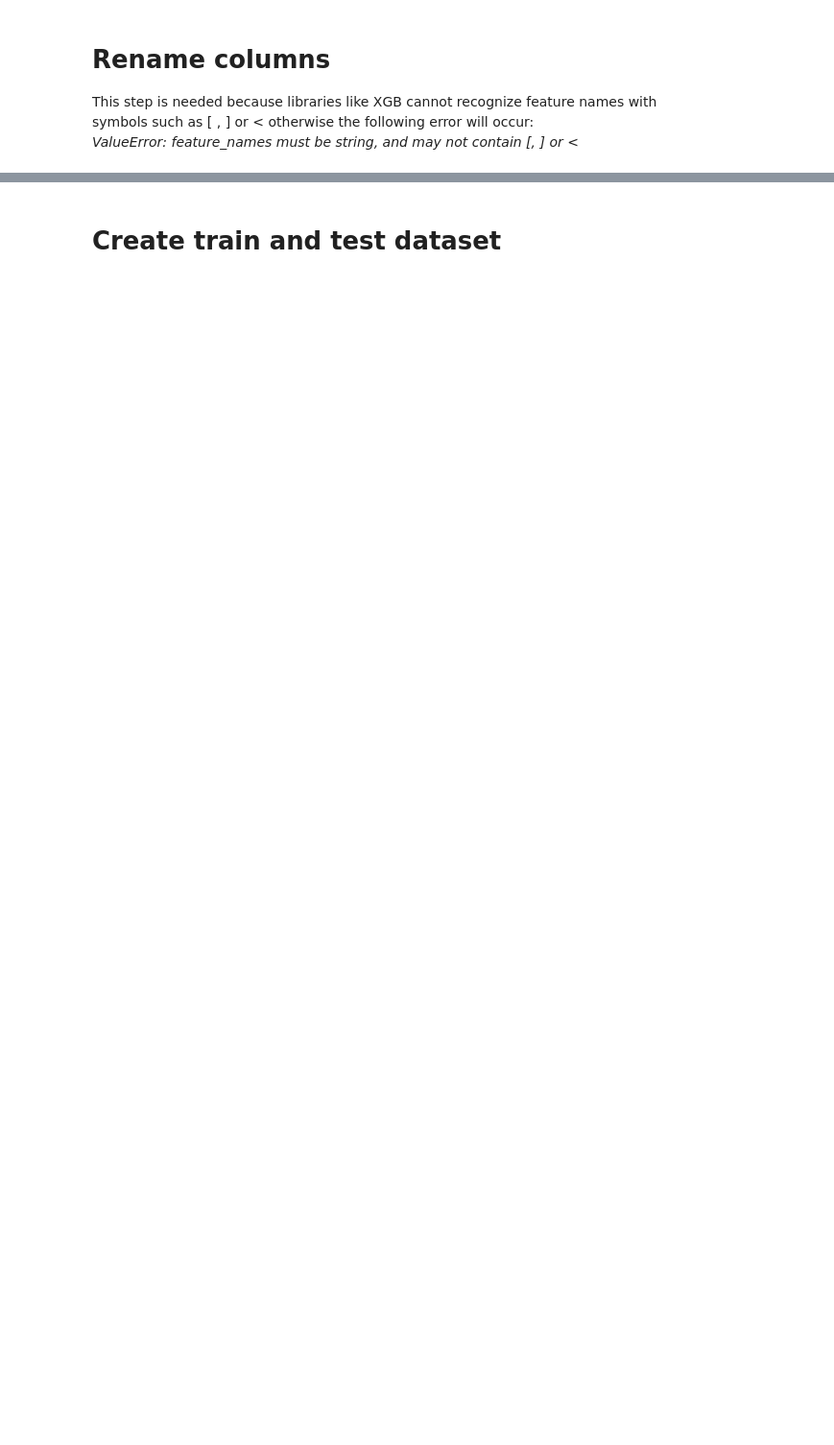
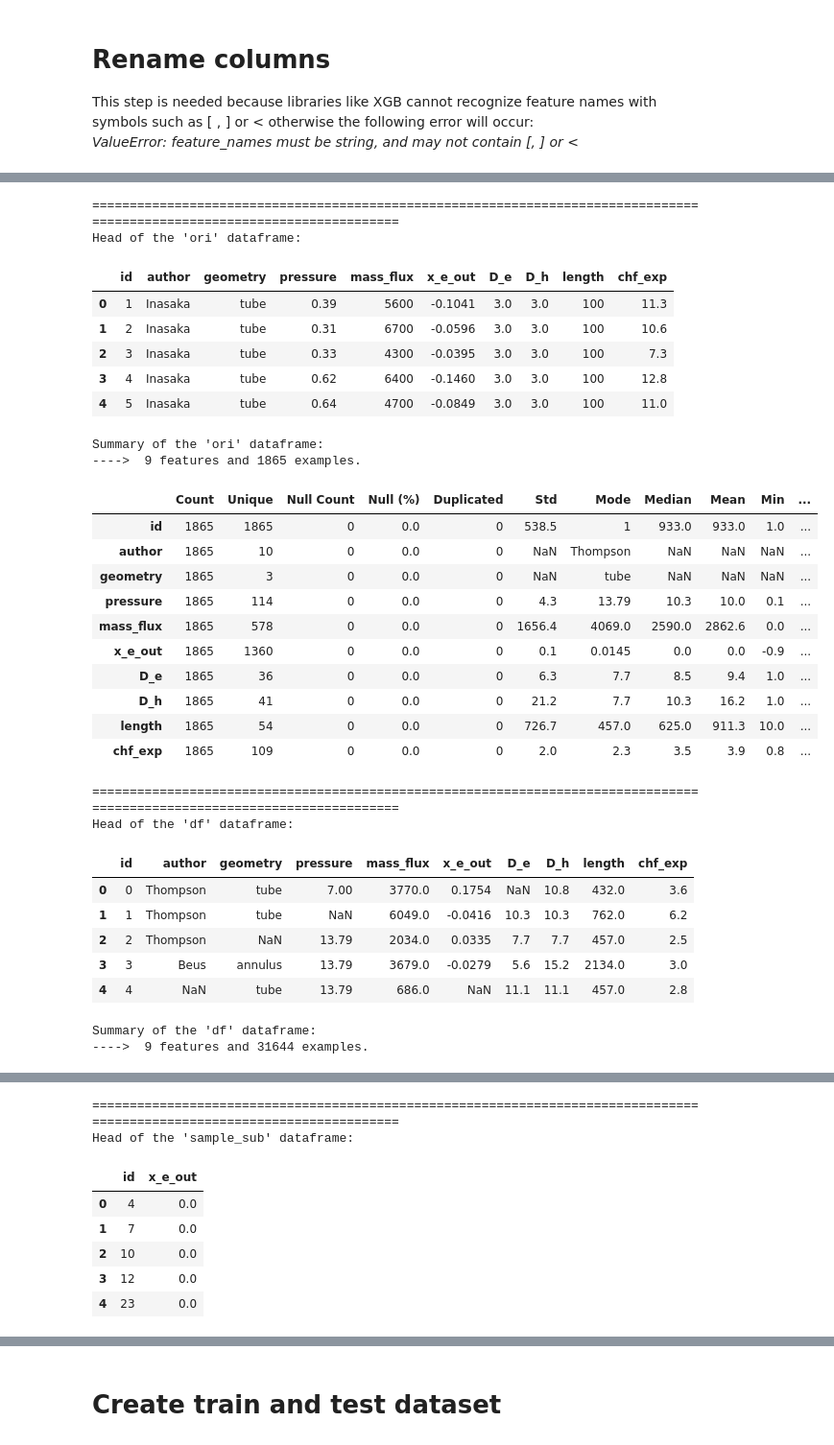
Before and after one commit to theawesomeharris/Kaggle_Competition_PS_S3E15, a Jupyter notebook: ps3e15-feature-imputation-with-heat-flux-dataset.ipynb, the cells around one changed output, grey strips where cells are left out. Shown: that part at 96% size. Saved outputs shown, nothing was run; the diff lists cells and outputs as text; code cells hidden in the pictures; blank space fills up the shorter version.

```diff
--- a/ps3e15-feature-imputation-with-heat-flux-dataset.ipynb
+++ b/ps3e15-feature-imputation-with-heat-flux-dataset.ipynb
@@ -128,0 +88,63 @@ Index(['id', 'author', 'geometry', 'pressure', 'mass_flux', 'x_e_out', 'D_e',
+# %%
+def summary(df, name):
+    print(f"Head of the '{name}' dataframe:")
+    display(df.head())
+
+    print(f"Summary of the '{name}' dataframe: \n---->  {df.shape[1]-1} features and {df.shape[0]} examples.")
+    summary = pd.DataFrame(index=df.columns)
+    desc = pd.DataFrame(df.describe(include='all').transpose())
+    summary["Count"] = desc['count'].values.astype(int)
+    summary["Unique"] = df.nunique().values
+    summary["Null Count"] = df.isnull().sum().values
+    summary["Null (%)"] = (df.isnull().sum().values / df.shape[0] * 100).round(1)
+    summary["Duplicated"] = df.duplicated().sum()
+    summary['Std'] = np.array([round(val, 1) for val in desc['std'].values.tolist()])
+    summary["Mode"] = df.mode().values[0]
+    summary["Median"] = df.median().round(1)
+    summary['Mean'] = np.array([round(val, 1) for val in desc['mean'].values.tolist()])
+    summary['Min'] = np.array([round(val, 1) for val in desc['min'].values.tolist()])
+    summary['Max'] = np.array([round(val, 1) for val in desc['max'].values.tolist()])
+    summary["First Value"] = df.loc[0].values
+    summary["Last Value"] = df.loc[df.shape[0]-1].values
+    summary["Types"] = df.dtypes
+
+    return display(summary)
+
+print("\n=========================================================================================================================="), \
+summary(ori, "ori"), \
+print("=========================================================================================================================="), \
+summary(df, "df"), \
+print("=========================================================================================================================="), \
+summary(sample_sub, "sample_sub")
+# %% [output]
+==========================================================================================================================
+Head of the 'ori' dataframe:
+|  | id | author | geometry | pressure | mass_flux | x_e_out | D_e | D_h | length | chf_exp |
+| 0 | 1 | Inasaka | tube | 0.39 | 5600 | -0.1041 | 3.0 | 3.0 | 100 | 11.3 |
+| 1 | 2 | Inasaka | tube | 0.31 | 6700 | -0.0596 | 3.0 | 3.0 | 100 | 10.6 |
+| 2 | 3 | Inasaka | tube | 0.33 | 4300 | -0.0395 | 3.0 | 3.0 | 100 | 7.3 |
+| 3 | 4 | Inasaka | tube | 0.62 | 6400 | -0.1460 | 3.0 | 3.0 | 100 | 12.8 |
+| 4 | 5 | Inasaka | tube | 0.64 | 4700 | -0.0849 | 3.0 | 3.0 | 100 | 11.0 |
+Summary of the 'ori' dataframe:
+---->  9 features and 1865 examples.
+|  | Count | Unique | Null Count | Null (%) | Duplicated | Std | Mode | Median | Mean | Min | ... |
+| id | 1865 | 1865 | 0 | 0.0 | 0 | 538.5 | 1 | 933.0 | 933.0 | 1.0 | ... |
+| author | 1865 | 10 | 0 | 0.0 | 0 | NaN | Thompson | NaN | NaN | NaN | ... |
+| geometry | 1865 | 3 | 0 | 0.0 | 0 | NaN | tube | NaN | NaN | NaN | ... |
+| pressure | 1865 | 114 | 0 | 0.0 | 0 | 4.3 | 13.79 | 10.3 | 10.0 | 0.1 | ... |
+| mass_flux | 1865 | 578 | 0 | 0.0 | 0 | 1656.4 | 4069.0 | 2590.0 | 2862.6 | 0.0 | ... |
+| x_e_out | 1865 | 1360 | 0 | 0.0 | 0 | 0.1 | 0.0145 | 0.0 | 0.0 | -0.9 | ... |
+| D_e | 1865 | 36 | 0 | 0.0 | 0 | 6.3 | 7.7 | 8.5 | 9.4 | 1.0 | ... |
+| D_h | 1865 | 41 | 0 | 0.0 | 0 | 21.2 | 7.7 | 10.3 | 16.2 | 1.0 | ... |
+| length | 1865 | 54 | 0 | 0.0 | 0 | 726.7 | 457.0 | 625.0 | 911.3 | 10.0 | ... |
+| chf_exp | 1865 | 109 | 0 | 0.0 | 0 | 2.0 | 2.3 | 3.5 | 3.9 | 0.8 | ... |
+==========================================================================================================================
+Head of the 'df' dataframe:
+|  | id | author | geometry | pressure | mass_flux | x_e_out | D_e | D_h | length | chf_exp |
+| 0 | 0 | Thompson | tube | 7.00 | 3770.0 | 0.1754 | NaN | 10.8 | 432.0 | 3.6 |
+| 1 | 1 | Thompson | tube | NaN | 6049.0 | -0.0416 | 10.3 | 10.3 | 762.0 | 6.2 |
+| 2 | 2 | Thompson | NaN | 13.79 | 2034.0 | 0.0335 | 7.7 | 7.7 | 457.0 | 2.5 |
+| 3 | 3 | Beus | annulus | 13.79 | 3679.0 | -0.0279 | 5.6 | 15.2 | 2134.0 | 3.0 |
+| 4 | 4 | NaN | tube | 13.79 | 686.0 | NaN | 11.1 | 11.1 | 457.0 | 2.8 |
+Summary of the 'df' dataframe:
+---->  9 features and 31644 examples.
@@ -128,0 +162,8 @@ Index(['id', 'author', 'geometry', 'pressure', 'mass_flux', 'x_e_out', 'D_e',
+==========================================================================================================================
+Head of the 'sample_sub' dataframe:
+|  | id | x_e_out |
+| 0 | 4 | 0.0 |
+| 1 | 7 | 0.0 |
+| 2 | 10 | 0.0 |
+| 3 | 12 | 0.0 |
+| 4 | 23 | 0.0 |
```
Also changed, not shown: parts of 31 cells of this notebook.
